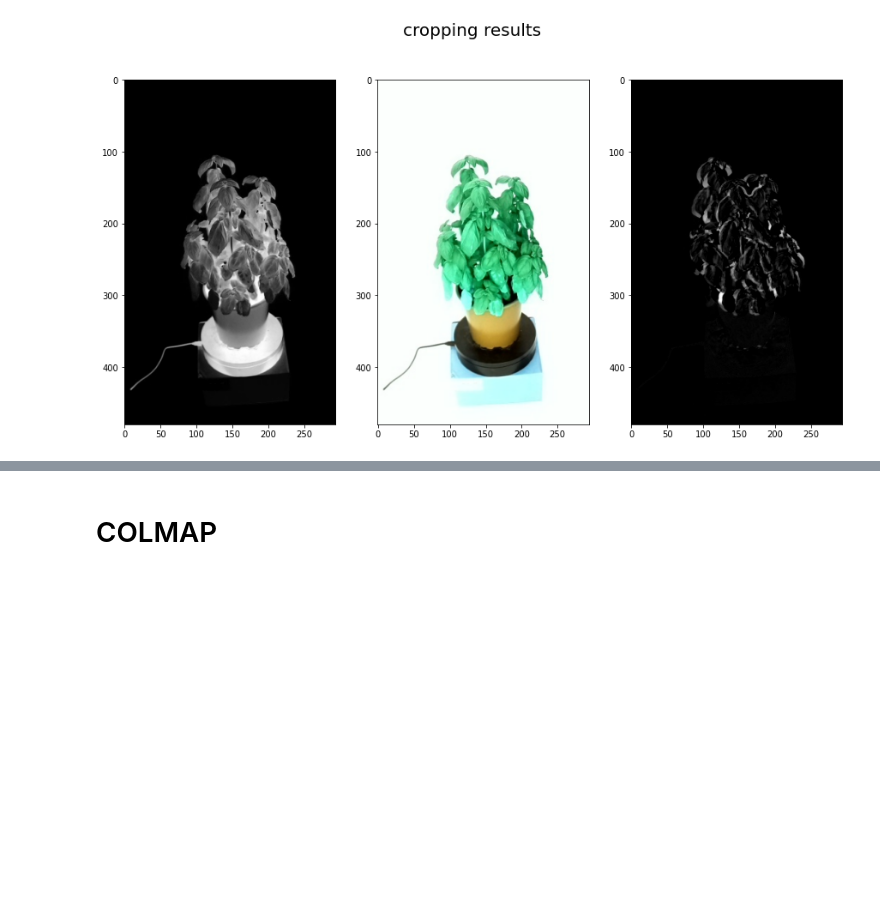
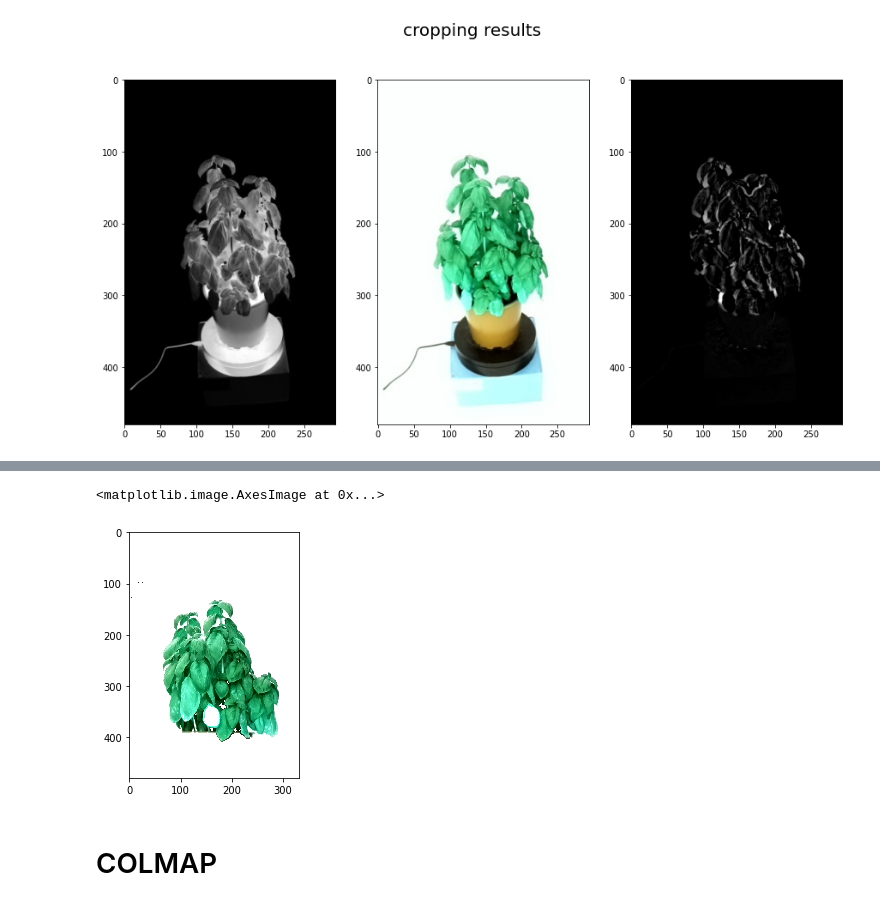
Before and after one commit to Lite-Fog/raspi-plant, a Jupyter notebook: dev_colmap_az.ipynb, the cells around one changed output, grey strips where cells are left out. Cells and saved outputs as stored; diff of their text form; code cells hidden in the pictures; blank space fills up the shorter version.

Commit message:
mask (part 2)

```diff
--- a/dev_colmap_az.ipynb
+++ b/dev_colmap_az.ipynb
@@ -465,2 +467,31 @@ Text(0.5, 1, 'cropping results')
+# %%
+img_path =list(crop_session(d).items())[5][0]
+hlc,hrc=list(crop_session(d).items())[5][1]
+
+img = cv2.imread(img_path)[:, hlc:hrc]  # cv2 read & crop
+
+hsv = cv2.cvtColor(img, cv2.COLOR_BGR2HSV)  # convert to hsv
+
+mask = cv2.inRange(hsv, (35, 25, 25), (80, 255, 255))  # mask by slicing the green spectrum
+# mask = cv2.inRange(hsv, (0, 42, 0), (179, 255, 255)) # everything except white
+
+# apply the masking:
+imask = mask > 0
+g_img = np.zeros_like(img, np.uint8)
+mask_g = np.zeros_like(img, np.uint8)
+
+# make white background
+g_img.fill(255)
+g_img[imask] = img[imask]
+mask_g[~imask] = img[~ imask]
+mask_g[mask_g != 0] = 255
+
+# erosion
+#g_img, mask, img = erode_func(img, mask_g, n, n_iter)
+# %%
+imshow(g_img)
+# %% [output]
+<matplotlib.image.AxesImage at 0x...>
+[figure, added]
 # %% [markdown]
 # COLMAP
```
Also changed, not shown: parts of 21 cells of this notebook.
